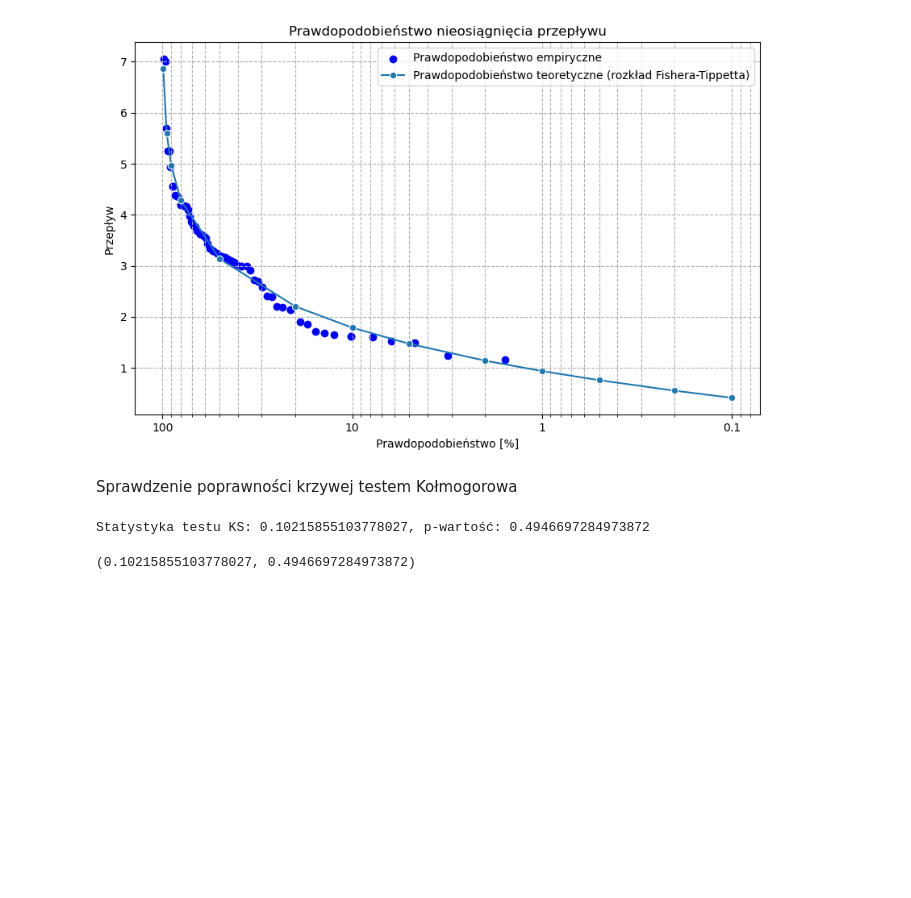
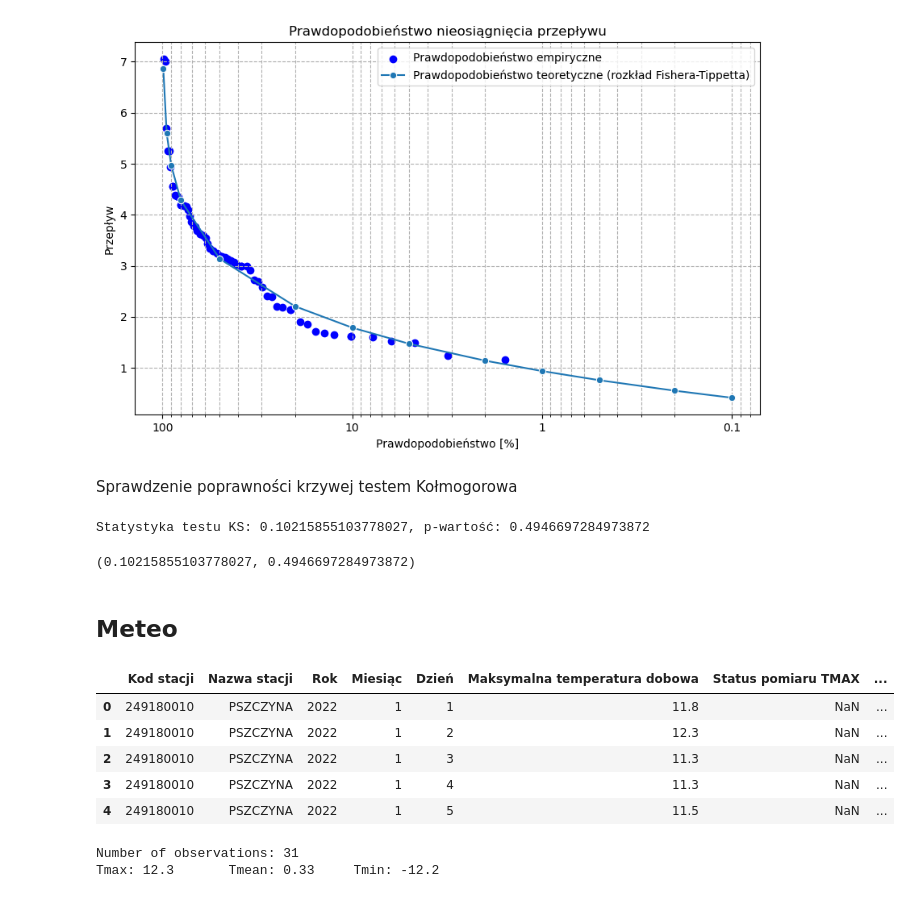
Before and after one commit to Daldek/IMGWTools, a Jupyter notebook: Notebooks/Stats.ipynb, the cells around one changed output. Drawn from its saved outputs; the diff is of its cells as text; code cells hidden in the pictures; blank space fills up the shorter version.

Commit message:
meteo stats

```diff
--- a/Notebooks/Stats.ipynb
+++ b/Notebooks/Stats.ipynb
@@ -93,3 +95,5 @@ FT_analysis.test_ks()
 # %% [output]
 Statystyka testu KS: 0.10215855103778027, p-wartość: 0.4946697284973872
 (0.10215855103778027, 0.4946697284973872)
+# %% [markdown]
+<h2>Meteo</h2>
@@ -95,0 +102,18 @@ Statystyka testu KS: 0.10215855103778027, p-wartość: 0.4946697284973872
+# %%
+meteo_station = MeteoStationData(station_id=249180010)
+# %%
+csv_path = r'E:\OneDrive\Dokumenty\Programowanie\IMGWTools\data\downloaded\dane_meteorologiczne\dobowe\klimat\2022\k_d_01_2022.csv'
+df = meteo_station.station_data_to_df(csv_path=csv_path)
+df.head()
+# %% [output]
+|  | Kod stacji | Nazwa stacji | Rok | Miesiąc | Dzień | Maksymalna temperatura dobowa | Status pomiaru TMAX | ... |
+| 0 | 249180010 | PSZCZYNA | 2022 | 1 | 1 | 11.8 | NaN | ... |
+| 1 | 249180010 | PSZCZYNA | 2022 | 1 | 2 | 12.3 | NaN | ... |
+| 2 | 249180010 | PSZCZYNA | 2022 | 1 | 3 | 11.3 | NaN | ... |
+| 3 | 249180010 | PSZCZYNA | 2022 | 1 | 4 | 11.3 | NaN | ... |
+| 4 | 249180010 | PSZCZYNA | 2022 | 1 | 5 | 11.5 | NaN | ... |
+# %%
+meteo_station.basic_stats(df)
+# %% [output]
+Number of observations: 31
+Tmax: 12.3       Tmean: 0.33     Tmin: -12.2
```
Also changed, not shown: parts of 6 cells of this notebook, 1 other file.
